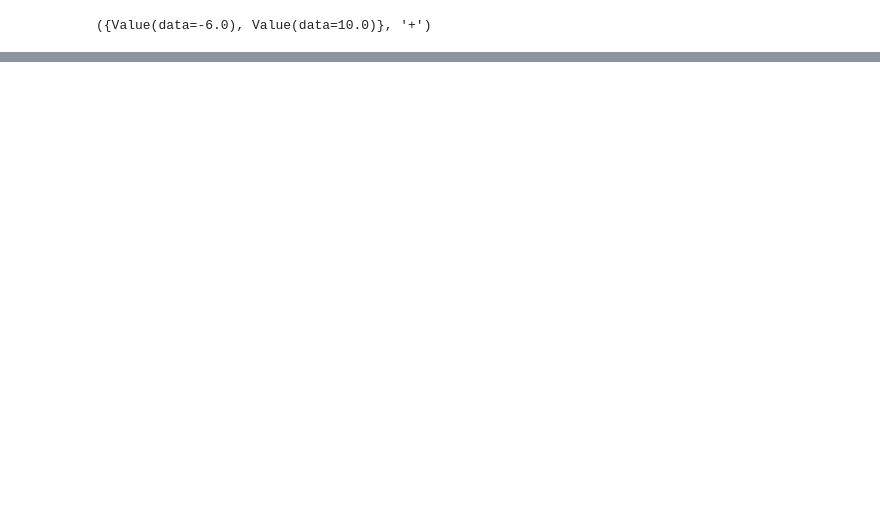
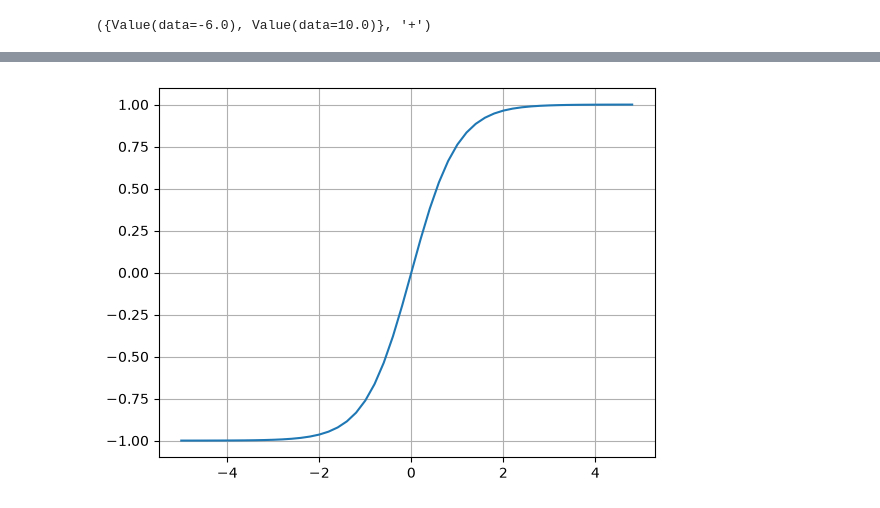
Before and after one commit to dpiede/neural-nets-from-scratch, a Jupyter notebook: notebooks/micrograd_from_scatch.ipynb, the cells around one changed output, grey strips where cells are left out. Saved outputs shown, nothing was run; the diff lists cells and outputs as text; code cells hidden in the pictures; blank space fills up the shorter version.

```diff
--- a/notebooks/micrograd_from_scatch.ipynb
+++ b/notebooks/micrograd_from_scatch.ipynb
@@ -197,0 +427,5 @@ draw_dot(L)
+# %%
+plt.plot(np.arange(-5, 5, 0.2), np.tanh(np.arange(-5, 5, 0.2))) # <- This is an activation function, that squashes the output of a neuron into a range between -1 and 1.
+plt.grid()
+# %% [output]
+[figure, added]
```
Also changed, not shown: parts of 75 cells of this notebook, 3 other files.
